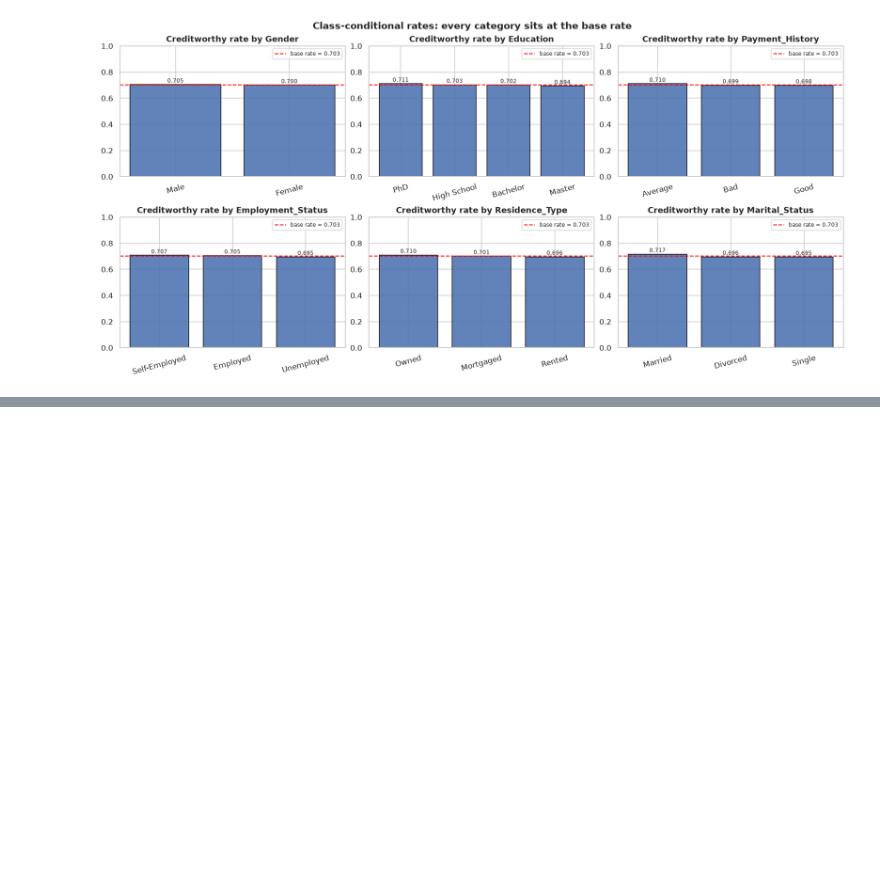
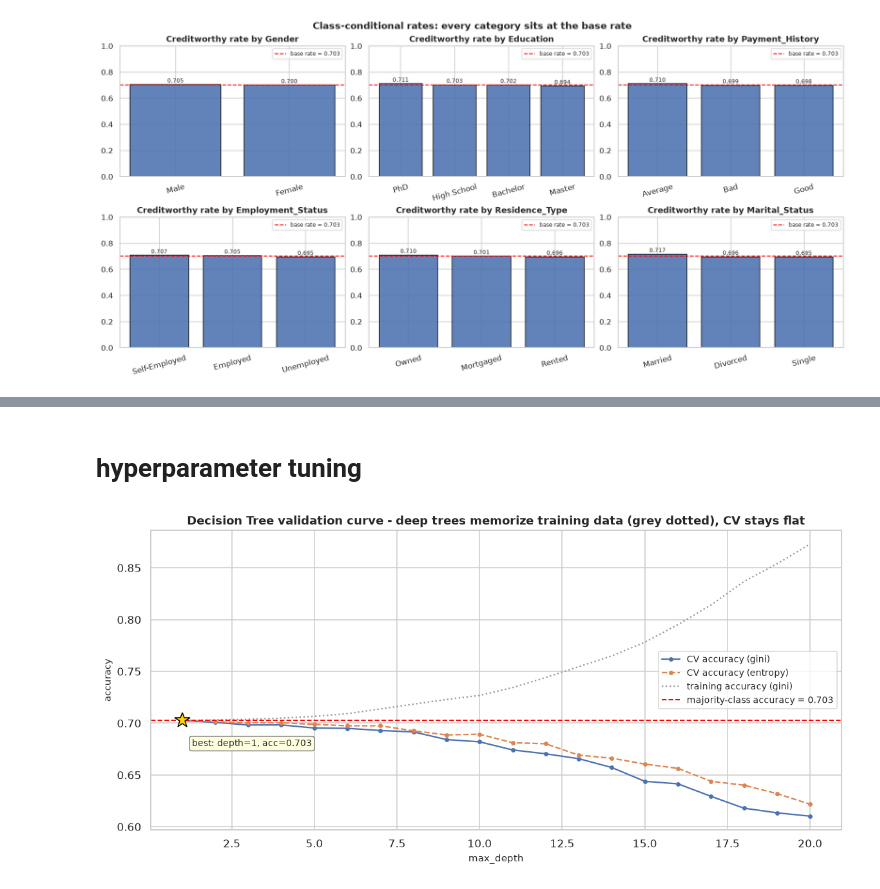
Before and after one commit to M7tnj/CodeAlpha, a Jupyter notebook: Data Science/Task 1/Credit worthiness.ipynb, the cells around one changed output, grey strips where cells are left out. Saved outputs shown, nothing was run; the diff lists cells and outputs as text; code cells hidden in the pictures; blank space fills up the shorter version.

```diff
--- a/Data Science/Task 1/Credit worthiness.ipynb
+++ b/Data Science/Task 1/Credit worthiness.ipynb
@@ -134,0 +260,43 @@ IndentationError: unexpected indent (2747420898.py, line 3)
+# %%
+depths = range(1, 21)
+dt_loop_rows = []
+for criterion in ["gini", "entropy"]:
+    for d in depths:
+        pipe = make_pipeline(DecisionTreeClassifier(
+            criterion=criterion, max_depth=d, random_state=RANDOM_STATE))
+        pipe.fit(X_train, y_train)
+        train_acc = accuracy_score(y_train, pipe.predict(X_train))
+        cv_mean = cross_val_score(pipe, X_train, y_train, cv=CV,
+                                  scoring="accuracy", n_jobs=-1).mean()
+        dt_loop_rows.append({"criterion": criterion, "max_depth": d,
+                             "train_acc": train_acc, "cv_acc": cv_mean})
+
+dt_loop_df = pd.DataFrame(dt_loop_rows)
+best_dt_loop = dt_loop_df.loc[dt_loop_df["cv_acc"].idxmax()]
+# %% [markdown]
+# hyperparameter tuning
+# %%
+fig, ax = plt.subplots(figsize=(10.5, 5), constrained_layout=True)
+for criterion, style in [("gini", "-"), ("entropy", "--")]:
+    grp = dt_loop_df[dt_loop_df["criterion"] == criterion]
+    ax.plot(grp["max_depth"], grp["cv_acc"], style, marker="o", markersize=3.5,
+            color="#4C72B0" if criterion == "gini" else "#DD8452",
+            label=f"CV accuracy ({criterion})")
+ax.plot(dt_loop_df[dt_loop_df["criterion"] == "gini"]["max_depth"],
+        dt_loop_df[dt_loop_df["criterion"] == "gini"]["train_acc"],
+        ":", color="#999999", label="training accuracy (gini)")
+ax.axhline(y_train.mean(), color="red", ls="--", lw=1.3,
+           label=f"majority-class accuracy = {y_train.mean():.3f}")
+ax.plot(best_dt_loop["max_depth"], best_dt_loop["cv_acc"], marker="*", markersize=16,
+        color="gold", markeredgecolor="black", zorder=5)
+ax.annotate(f"best: depth={best_dt_loop['max_depth']:.0f}, acc={best_dt_loop['cv_acc']:.3f}",
+            (best_dt_loop["max_depth"], best_dt_loop["cv_acc"]), textcoords="offset points",
+            xytext=(10, -26), fontsize=9,
+            bbox=dict(boxstyle="round,pad=0.3", fc="lightyellow", ec="gray"))
+ax.set_xlabel("max_depth")
+ax.set_ylabel("accuracy")
+ax.set_title("Decision Tree validation curve - deep trees memorize training data (grey dotted), CV stays flat")
+ax.legend(loc="center right", fontsize=9)
+plt.show()
+# %% [output]
+[figure, added]
```
Also changed, not shown: parts of 29 cells of this notebook.
